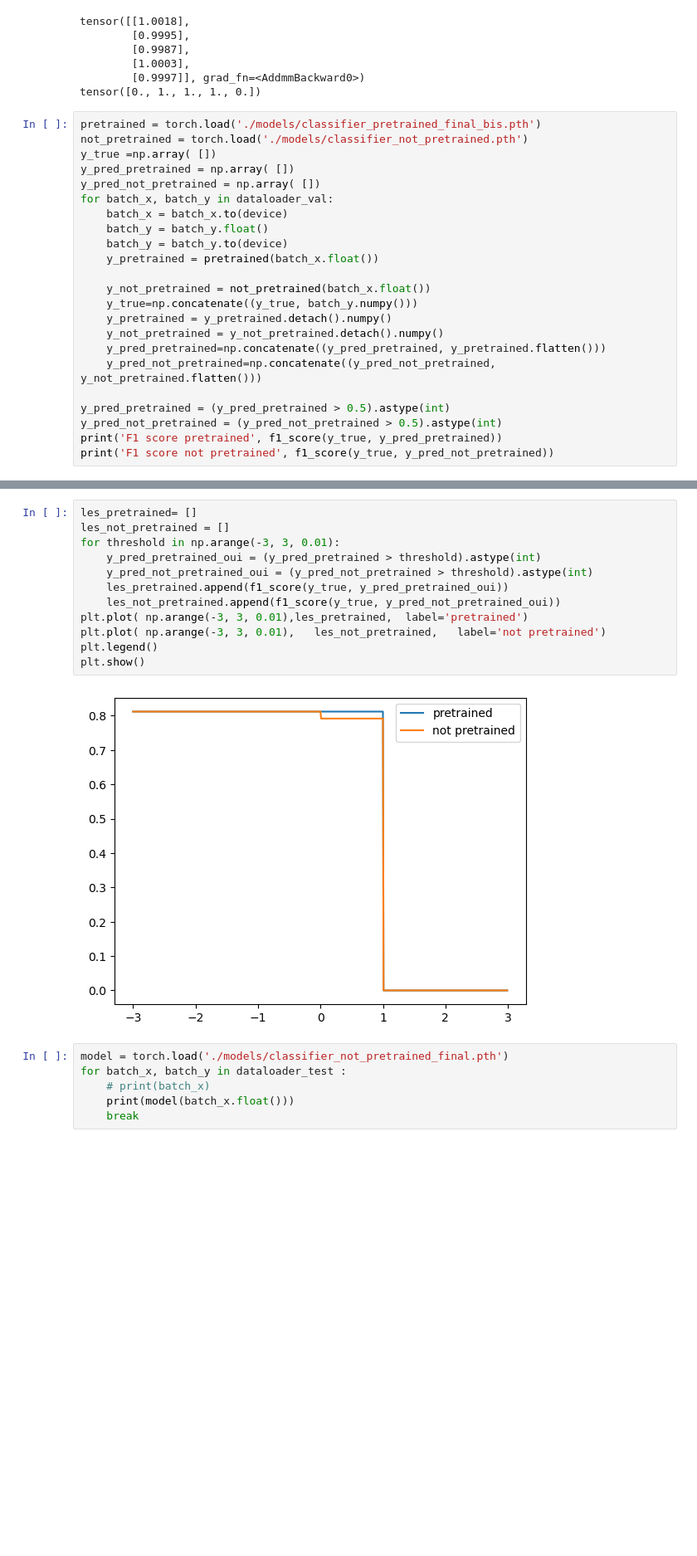
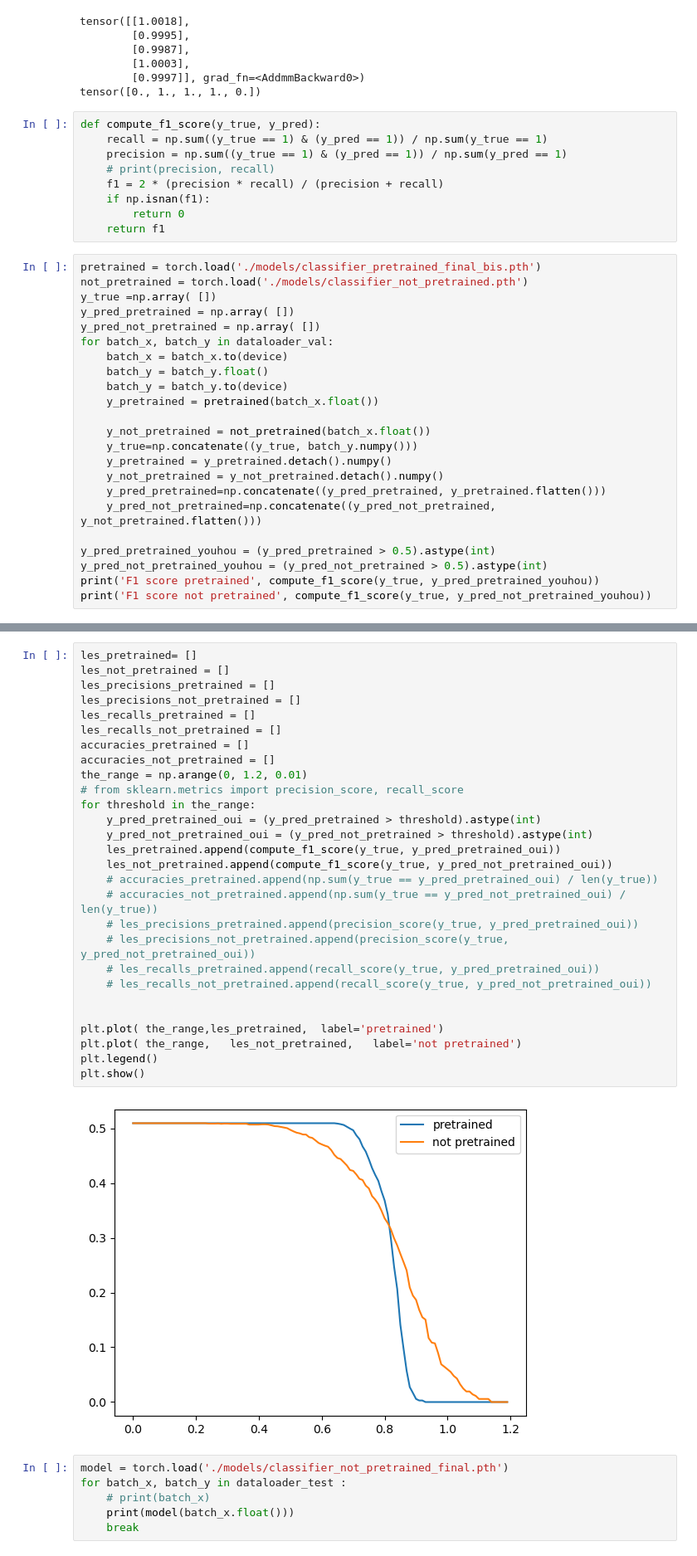
Before and after one commit to gregoirebechade/comp_stats_final, a Jupyter notebook: code/exploring.ipynb, the cells around one changed output, grey strips where cells are left out. Shown at 83% size. Drawn from its saved outputs; the diff is of its cells as text; blank space fills up the shorter version.

```diff
--- a/code/exploring.ipynb
+++ b/code/exploring.ipynb
@@ -364,6 +364,15 @@ tensor([[1.0018],
         [1.0003],
         [0.9997]], grad_fn=<AddmmBackward0>)
 tensor([0., 1., 1., 1., 0.])
+# %%
+def compute_f1_score(y_true, y_pred):
+    recall = np.sum((y_true == 1) & (y_pred == 1)) / np.sum(y_true == 1)
+    precision = np.sum((y_true == 1) & (y_pred == 1)) / np.sum(y_pred == 1)
+    # print(precision, recall)
+    f1 = 2 * (precision * recall) / (precision + recall)
+    if np.isnan(f1):
+        return 0
+    return f1
 # %%
 pretrained = torch.load('./models/classifier_pretrained_final_bis.pth')
 not_pretrained = torch.load('./models/classifier_not_pretrained.pth')
@@ -383,9 +392,9 @@ for batch_x, batch_y in dataloader_val:
     y_pred_pretrained=np.concatenate((y_pred_pretrained, y_pretrained.flatten()))
     y_pred_not_pretrained=np.concatenate((y_pred_not_pretrained, y_not_pretrained.flatten()))
 
-y_pred_pretrained = (y_pred_pretrained > 0.5).astype(int)
-y_pred_not_pretrained = (y_pred_not_pretrained > 0.5).astype(int)
-print('F1 score pretrained', f1_score(y_true, y_pred_pretrained))
-print('F1 score not pretrained', f1_score(y_true, y_pred_not_pretrained))
+y_pred_pretrained_youhou = (y_pred_pretrained > 0.5).astype(int)
+y_pred_not_pretrained_youhou = (y_pred_not_pretrained > 0.5).astype(int)
+print('F1 score pretrained', compute_f1_score(y_true, y_pred_pretrained_youhou))
+print('F1 score not pretrained', compute_f1_score(y_true, y_pred_not_pretrained_youhou))
 # %% [output]
 F1 score pretrained 0.8117782909930715
@@ -393,17 +402,33 @@ F1 score not pretrained 0.7824497257769651
 # %%
 les_pretrained= []
 les_not_pretrained = []
-for threshold in np.arange(-3, 3, 0.01):
+les_precisions_pretrained = []
+les_precisions_not_pretrained = []
+les_recalls_pretrained = []
+les_recalls_not_pretrained = []
+accuracies_pretrained = []
+accuracies_not_pretrained = []
+the_range = np.arange(0, 1.2, 0.01)
+# from sklearn.metrics import precision_score, recall_score
+for threshold in the_range:
     y_pred_pretrained_oui = (y_pred_pretrained > threshold).astype(int)
     y_pred_not_pretrained_oui = (y_pred_not_pretrained > threshold).astype(int)
-    les_pretrained.append(f1_score(y_true, y_pred_pretrained_oui))
-    les_not_pretrained.append(f1_score(y_true, y_pred_not_pretrained_oui))
-plt.plot( np.arange(-3, 3, 0.01),les_pretrained,  label='pretrained')
-plt.plot( np.arange(-3, 3, 0.01),   les_not_pretrained,   label='not pretrained')
+    les_pretrained.append(compute_f1_score(y_true, y_pred_pretrained_oui))
+    les_not_pretrained.append(compute_f1_score(y_true, y_pred_not_pretrained_oui))
+    # accuracies_pretrained.append(np.sum(y_true == y_pred_pretrained_oui) / len(y_true))
+    # accuracies_not_pretrained.append(np.sum(y_true == y_pred_not_pretrained_oui) / len(y_true))
+    # les_precisions_pretrained.append(precision_score(y_true, y_pred_pretrained_oui))
+    # les_precisions_not_pretrained.append(precision_score(y_true, y_pred_not_pretrained_oui))
+    # les_recalls_pretrained.append(recall_score(y_true, y_pred_pretrained_oui))
+    # les_recalls_not_pretrained.append(recall_score(y_true, y_pred_not_pretrained_oui))
+
+
+plt.plot( the_range,les_pretrained,  label='pretrained')
+plt.plot( the_range,   les_not_pretrained,   label='not pretrained')
 plt.legend()
 plt.show()
 # %% [output]
-[figure, old version]
+[figure, new version]
 # %%
 model = torch.load('./models/classifier_not_pretrained_final.pth')
 for batch_x, batch_y in dataloader_test :
```
Also changed, not shown: parts of 1 cell of this notebook.
